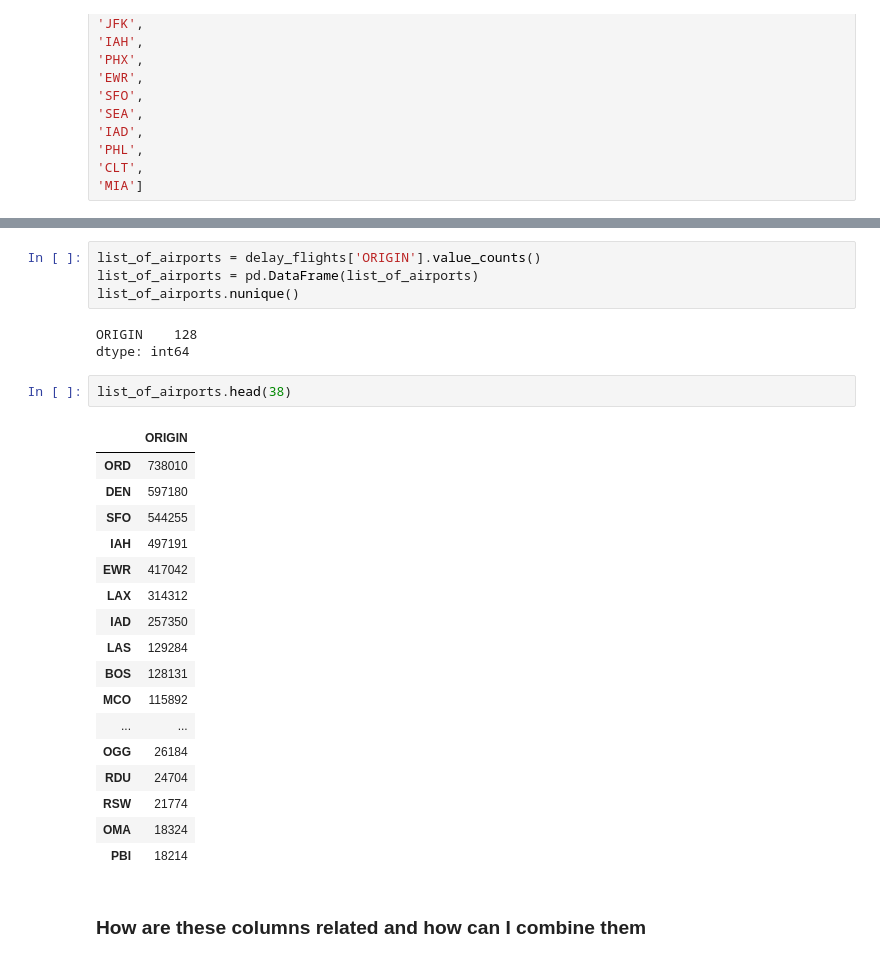
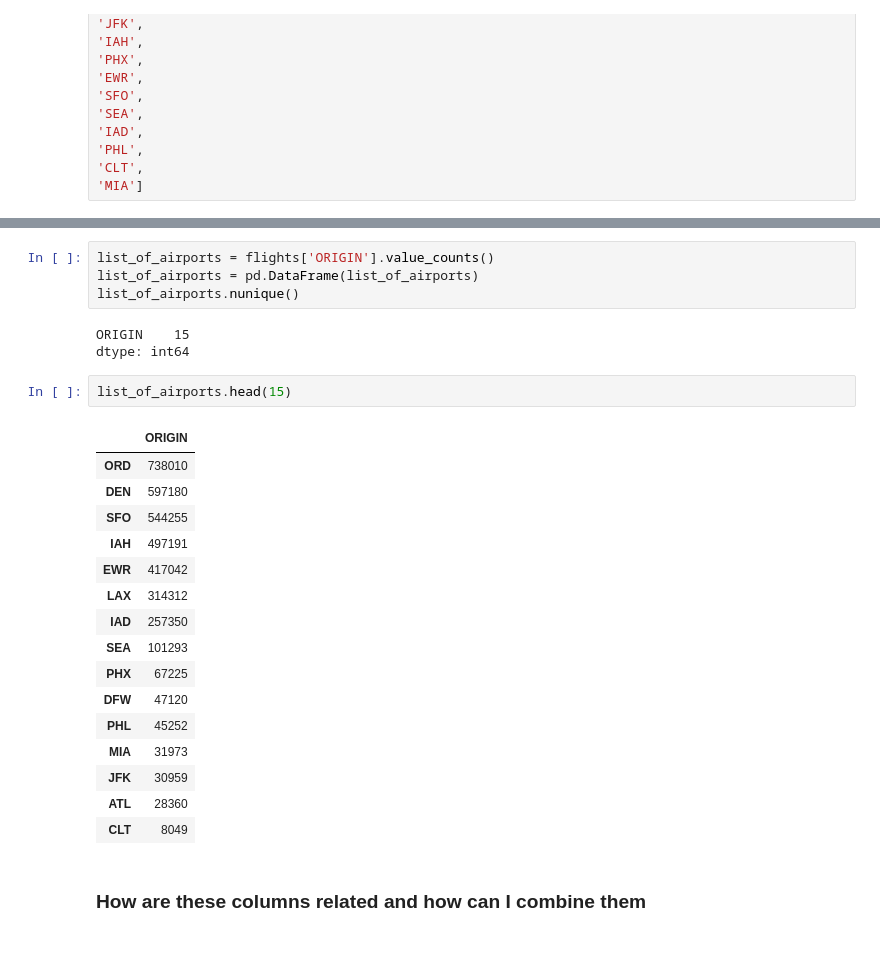
Before and after one commit to CLOUD-NINE-FLIGHT-SOLUTIONS/CLOUD-NINE-FLIGHT-SOLUTIONS, a Jupyter notebook: Mannie/explore.ipynb, the cells around one changed output, grey strips where cells are left out. Cells and saved outputs as stored; diff of their text form.

```diff
--- a/Mannie/explore.ipynb
+++ b/Mannie/explore.ipynb
@@ -163,30 +100,29 @@ delay_flights[~delay_flights['ORIGIN'].isin(top_15_hubs)]
 # %%
-list_of_airports = delay_flights['ORIGIN'].value_counts()
+list_of_airports = flights['ORIGIN'].value_counts()
 list_of_airports = pd.DataFrame(list_of_airports)
 list_of_airports.nunique()
 # %% [output]
-ORIGIN    128
+ORIGIN    15
 dtype: int64
 # %%
-list_of_airports.head(38)
+list_of_airports.head(15)
 # %% [output]
 |  | ORIGIN |
 | ORD | 738010 |
 | DEN | 597180 |
 | SFO | 544255 |
 | IAH | 497191 |
 | EWR | 417042 |
 | LAX | 314312 |
 | IAD | 257350 |
-| LAS | 129284 |
-| BOS | 128131 |
-| MCO | 115892 |
-| ... | ... |
-| OGG | 26184 |
-| RDU | 24704 |
-| RSW | 21774 |
-| OMA | 18324 |
-| PBI | 18214 |
+| SEA | 101293 |
+| PHX | 67225 |
+| DFW | 47120 |
+| PHL | 45252 |
+| MIA | 31973 |
+| JFK | 30959 |
+| ATL | 28360 |
+| CLT | 8049 |
 # %% [markdown]
 ### How are these columns related and how can I combine them
 # %% [markdown]
```
Also changed, not shown: parts of 9 cells of this notebook, 1 other file.
